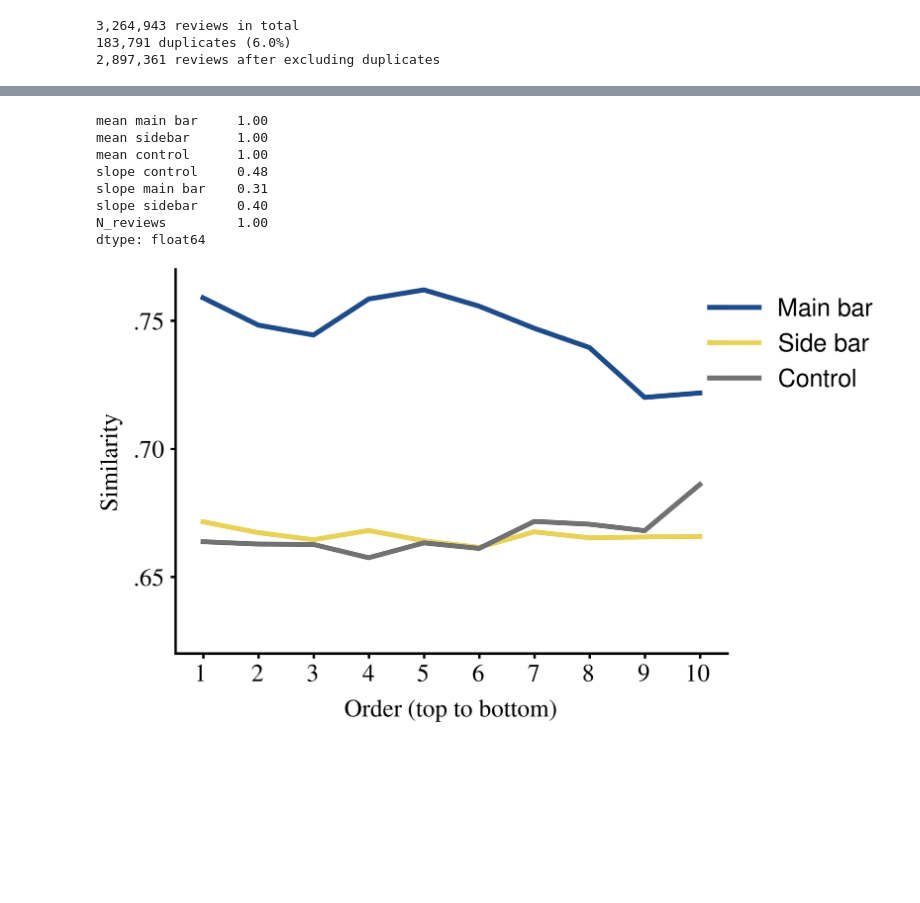
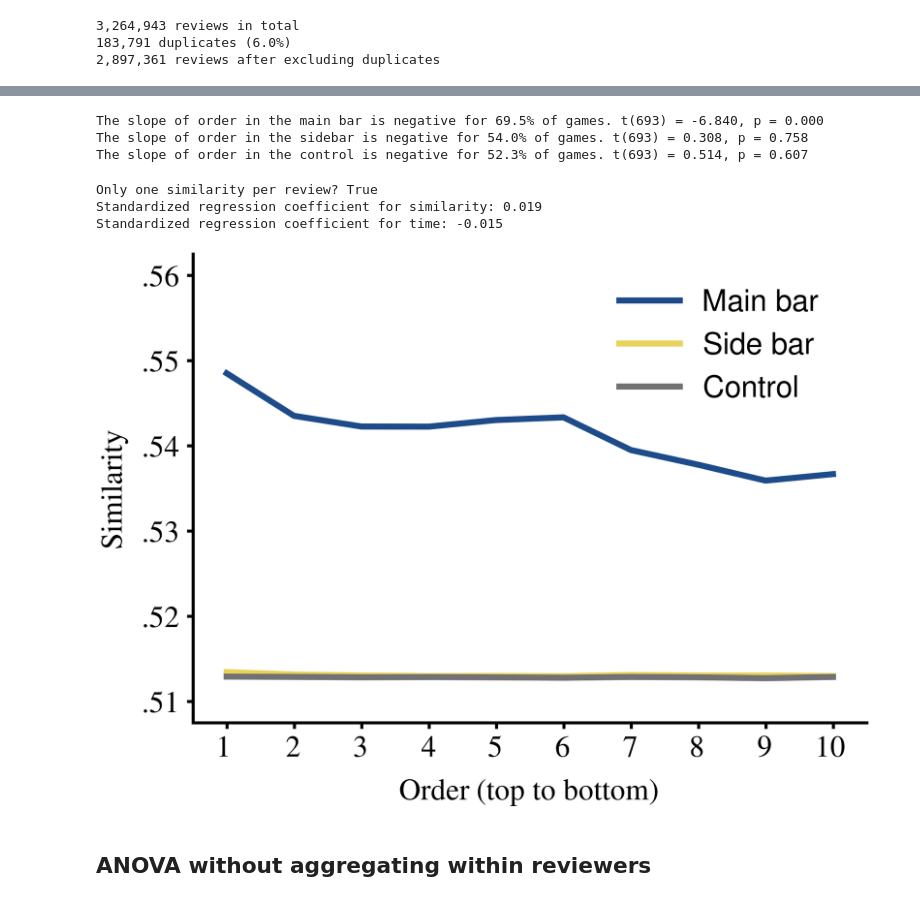
Before and after one commit to cja5553/attention-driven-imitation-in-consumer-reviews, a Jupyter notebook: 07_main_analysis.ipynb, the cells around one changed output, grey strips where cells are left out. Saved outputs shown, nothing was run; the diff lists cells and outputs as text; code cells hidden in the pictures; blank space fills up the shorter version.

```diff
--- a/07_main_analysis.ipynb
+++ b/07_main_analysis.ipynb
@@ -118,0 +75,30 @@ order           9  26076240  2.406    0.010        0.010  0.000  1.000  False
+# %%
+data_location = '../data/raw_data/'
+raw_review_location = data_location + 'reviews.txt.zip'
+with zipfile.ZipFile(raw_review_location) as zf:
+    with io.TextIOWrapper(zf.open('reviews.txt'), encoding='utf-8') as f:
+        all_reviews_raw = f.readlines()
+        pass
+    pass
+all_reviews = [json.loads(all_reviews_raw[xxx]) for xxx in range(len(all_reviews_raw))]
+mapping_reviews_reviewers = [pd.Series({xxx : yyy for xxx, yyy in zip([int(all_reviews[game_no][xyz]['recommendationid']) for xyz in range(len(all_reviews[game_no]))], [int(all_reviews[game_no][xyz]['steamid']) for xyz in range(len(all_reviews[game_no]))])}).reset_index() for game_no in range(len(all_reviews))]
+mapping_reviews_reviewers = pd.concat(mapping_reviews_reviewers, axis=0)
+mapping_reviews_reviewers.columns = ['recommendation_id', 'reviewer_id']
+mapping_reviews_reviewers = dataset[['recommendation_id']].merge(mapping_reviews_reviewers, on='recommendation_id', how='left')
+mapping_reviews_reviewers = mapping_reviews_reviewers.groupby('recommendation_id').filter(lambda x : x.shape[0] == 30).reset_index(drop=True)
+mapping_reviews_reviewers = mapping_reviews_reviewers.drop_duplicates()
+dataset['reviewer_id'] = dataset[['recommendation_id']].merge(mapping_reviews_reviewers, on='recommendation_id', how='left')['reviewer_id']
+review_counts_per_reviewer = (dataset.groupby(['reviewer_id']).size()//30).value_counts()
+# %%
+reviews_per_reviewer = (dataset.groupby('reviewer_id').size()//30).values
+print('Reviews per reviewer: M = {}, SD = {}, Mdn = {}'.format(round(np.mean(reviews_per_reviewer), 2), round(np.std(reviews_per_reviewer), 2), round(np.median(reviews_per_reviewer), 2)))
+dataset_aggregated_within_reviewers = dataset.groupby(['reviewer_id', 'similarity_type', 'order'])['similarity_score'].mean().reset_index()
+print('{:,} reviews from unique reviewers'.format(dataset_aggregated_within_reviewers.shape[0]//30))
+with warnings.catch_warnings():
+    warnings.simplefilter("ignore")
+    aov = pg.rm_anova(data=dataset_aggregated_within_reviewers, dv='similarity_score', within=['order', 'similarity_type'], subject='reviewer_id', effsize='np2', correction=True)
+    posthoc = pg.pairwise_tests(data=dataset_aggregated_within_reviewers, dv='similarity_score', within=['similarity_type'], subject='reviewer_id', correction=True, parametric=True, effsize='cohen', padjust='holm')
+    pass
+pg.print_table(aov)
+pg.print_table(posthoc)
+dataset_aggregated_within_reviewers.groupby('similarity_type').apply(lambda x : (print(x['similarity_type'].unique()[0]), pg.print_table(pg.rm_anova(data=x, dv='similarity_score', within='order', subject='reviewer_id', effsize='np2', correction=True))));
@@ -197,16 +186,24 @@ dtype: float64
-# %%
-(descriptives[descriptives['N_reviews'] >= np.percentile(descriptives['N_reviews'], 50)] > 0).mean().round(2)
-# %% [output]
-mean main bar     1.00
-mean sidebar      1.00
-mean control      1.00
-slope control     0.48
-slope main bar    0.31
-slope sidebar     0.40
-N_reviews         1.00
-dtype: float64
+# %%
+for condition in ['main bar', 'sidebar', 'control']:
+    print(f"The slope of order in the {condition} is negative for {round((np.mean(descriptives[f'slope {condition}'] < 0)).mean() * 100, 1)}% of games. " 't({}) = {:.3f}, p = {:.3f}'.format(descriptives.shape[0]-1, *stats.ttest_1samp(descriptives[f'slope {condition}'], 0)))
+    pass
+# %% [output]
+The slope of order in the main bar is negative for 69.5% of games. t(693) = -6.840, p = 0.000
+The slope of order in the sidebar is negative for 54.0% of games. t(693) = 0.308, p = 0.758
+The slope of order in the control is negative for 52.3% of games. t(693) = 0.514, p = 0.607
+# %%
+only_first_mainbar = dataset.query('(similarity_type == "main bar") & (order == 1)').copy()
+print('Only one similarity per review? {}'.format(only_first_mainbar['recommendation_id'].nunique() == only_first_mainbar.shape[0]))
+only_first_mainbar = only_first_mainbar[['similarity_score', 'time_stampcreated', 'votes_up']].apply(zscore, axis=0).copy()
+regression_model = linear_model.LinearRegression()
+regression_model.fit(X=only_first_mainbar[['similarity_score', 'time_stampcreated']], y=only_first_mainbar['votes_up'])
+print('Standardized regression coefficient for similarity: {:.3f}\nStandardized regression coefficient for time: {:.3f}'.format(*regression_model.coef_.round(3)))
+# %% [output]
+Only one similarity per review? True
+Standardized regression coefficient for similarity: 0.019
+Standardized regression coefficient for time: -0.015
 # %%
-SE = data.groupby(['similarity_type', 'order'])['similarity_score'].std(ddof=1)/np.sqrt(data.groupby(['similarity_type', 'order'])['similarity_score'].size())
+SE = dataset_aggregated_within_reviewers.groupby(['similarity_type', 'order'])['similarity_score'].std(ddof=1)/np.sqrt(dataset_aggregated_within_reviewers.groupby(['similarity_type', 'order'])['similarity_score'].size())
 CI = stats.norm.ppf(.975) * SE
 
 plot_colors = np.array([np.array([30,75,137, 255])/255,
@@ -218,40 +215,41 @@ mpl.rcParams['hatch.linewidth'] = 5
 mpl.rcParams['hatch.color'] = '1'
 f, axarr = plt.subplots(1, 1, figsize = (20, 14), gridspec_kw={'wspace' : 0.2, 'hspace' : 0.05})
 f.patch.set_alpha(0)
-by_order = data.groupby('order')['similarity_score'].mean()
-by_type = data.groupby('similarity_type')['similarity_score'].mean()
-by_both = data.groupby(['similarity_type', 'order'])['similarity_score'].mean()
+by_order = dataset_aggregated_within_reviewers.groupby('order')['similarity_score'].mean()
+by_type = dataset_aggregated_within_reviewers.groupby('similarity_type')['similarity_score'].mean()
+by_both = dataset_aggregated_within_reviewers.groupby(['similarity_type', 'order'])['similarity_score'].mean()
 
 axarr.plot(by_both.get('main bar').index, by_both.get('main bar').values, color=plot_colors[0], lw=10, label='Main bar')
 axarr.plot(by_both.get('sidebar').index, by_both.get('sidebar').values, color=plot_colors[3], lw=10, label='Side bar')
 axarr.plot(by_both.get('control').index, by_both.get('control').values, color=plot_colors[2], lw=10, label='Control')
 
 xticks = np.arange(1, 11)
 xticklabels = [r'\fontfamily{ptm}\selectfont{%d}' % xxx for xxx in xticks]
-yticks = np.arange(0.65, 0.81, .05)
+yticks = np.arange(0.5, 0.6, .01)
 yticklabels = [r'\fontfamily{ptm}\selectfont{%s%s}' % ('-' if xx < 0 else '', '{:.2f}'.format(abs(xx))[1:]) for xx in yticks.round(2)]
-#yticklabels[5] = r'\fontfamily{ptm}\selectfont{0}'
 
 axarr.set_xlabel(r'\fontfamily{ptm}\selectfont{Order (top to bottom)}', fontsize=50, labelpad=25)
 axarr.set_ylabel(r'\fontfamily{ptm}\selectfont{Similarity}', fontsize=50, labelpad=25)
 axarr.set_xticks(xticks)
 axarr.set_xticklabels(xticklabels, fontsize=50, ha='center')
+
 axarr.set_yticks(yticks)
 axarr.set_yticklabels(yticklabels, fontsize=50)
 
 axarr.tick_params(length=10, direction='out', width=5, pad=10, labelsize=50)
-axarr.set_ylim(0.62, 0.77)
+axarr.set_ylim(0.5075, 0.5625)
 axarr.set_xlim(min(xticks)-0.5, max(xticks)+0.5)
-#axarr.axhline(0, lw=5, color='0')
 [axarr.spines[i].set_linewidth(5) for i in axarr.spines.keys()]
 axarr.spines['right'].set_visible(False)
 axarr.spines['top'].set_visible(False)
 axarr.xaxis.set_ticks_position('bottom')
 axarr.yaxis.set_ticks_position('left')
 
 axarr.legend(bbox_to_anchor=(.95, .95), frameon=False, loc=0, borderaxespad=0, fontsize=50)
 
 plt.savefig('../figures/main_results.pdf', bbox_inches='tight')
 plt.show()
 # %% [output]
-[figure, old version]
+[figure, new version]
+# %% [markdown]
+## ANOVA without aggregating within reviewers
```
Also changed, not shown: parts of 13 cells of this notebook, 5 other files.
